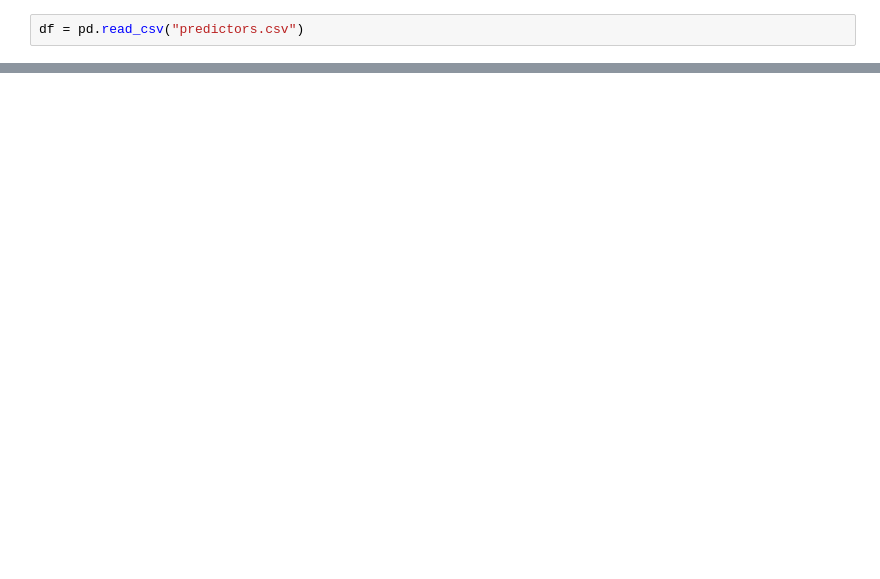
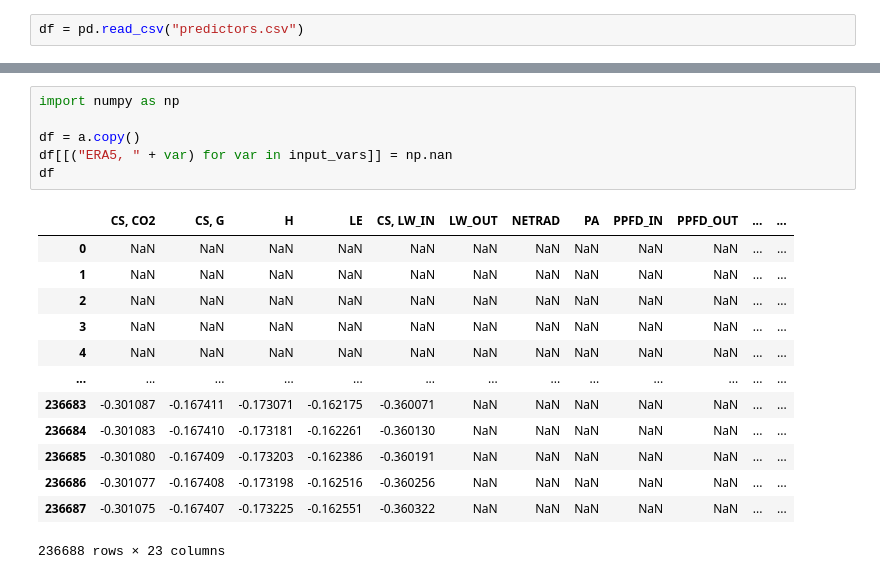
Before and after one commit to mrquaternion/CS-Pipeline, a Jupyter notebook: notebook.ipynb, the cells around one changed output, grey strips where cells are left out. Drawn from its saved outputs; the diff is of its cells as text; blank space fills up the shorter version.

```diff
--- a/notebook.ipynb
+++ b/notebook.ipynb
@@ -42,0 +47,20 @@ miss = filtered_df[filtered_df[filtered_df.columns.drop('timestamp')].isnull().a
+# %%
+import numpy as np
+
+df = a.copy()
+df[[("ERA5, " + var) for var in input_vars]] = np.nan
+df
+# %% [output]
+|  | CS, CO2 | CS, G | H | LE | CS, LW_IN | LW_OUT | NETRAD | PA | PPFD_IN | PPFD_OUT | ... | ... |
+| 0 | NaN | NaN | NaN | NaN | NaN | NaN | NaN | NaN | NaN | NaN | ... | ... |
+| 1 | NaN | NaN | NaN | NaN | NaN | NaN | NaN | NaN | NaN | NaN | ... | ... |
+| 2 | NaN | NaN | NaN | NaN | NaN | NaN | NaN | NaN | NaN | NaN | ... | ... |
+| 3 | NaN | NaN | NaN | NaN | NaN | NaN | NaN | NaN | NaN | NaN | ... | ... |
+| 4 | NaN | NaN | NaN | NaN | NaN | NaN | NaN | NaN | NaN | NaN | ... | ... |
+| ... | ... | ... | ... | ... | ... | ... | ... | ... | ... | ... | ... | ... |
+| 236683 | -0.301087 | -0.167411 | -0.173071 | -0.162175 | -0.360071 | NaN | NaN | NaN | NaN | NaN | ... | ... |
+| 236684 | -0.301083 | -0.167410 | -0.173181 | -0.162261 | -0.360130 | NaN | NaN | NaN | NaN | NaN | ... | ... |
+| 236685 | -0.301080 | -0.167409 | -0.173203 | -0.162386 | -0.360191 | NaN | NaN | NaN | NaN | NaN | ... | ... |
+| 236686 | -0.301077 | -0.167408 | -0.173198 | -0.162516 | -0.360256 | NaN | NaN | NaN | NaN | NaN | ... | ... |
+| 236687 | -0.301075 | -0.167407 | -0.173225 | -0.162551 | -0.360322 | NaN | NaN | NaN | NaN | NaN | ... | ... |
+236688 rows × 23 columns
```
Also changed, not shown: parts of 12 cells of this notebook.
